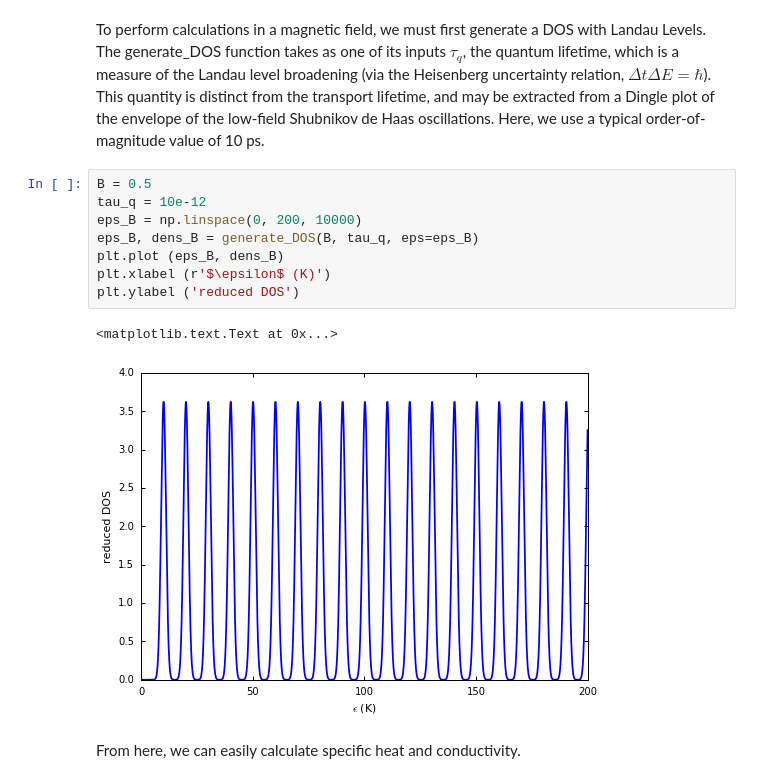
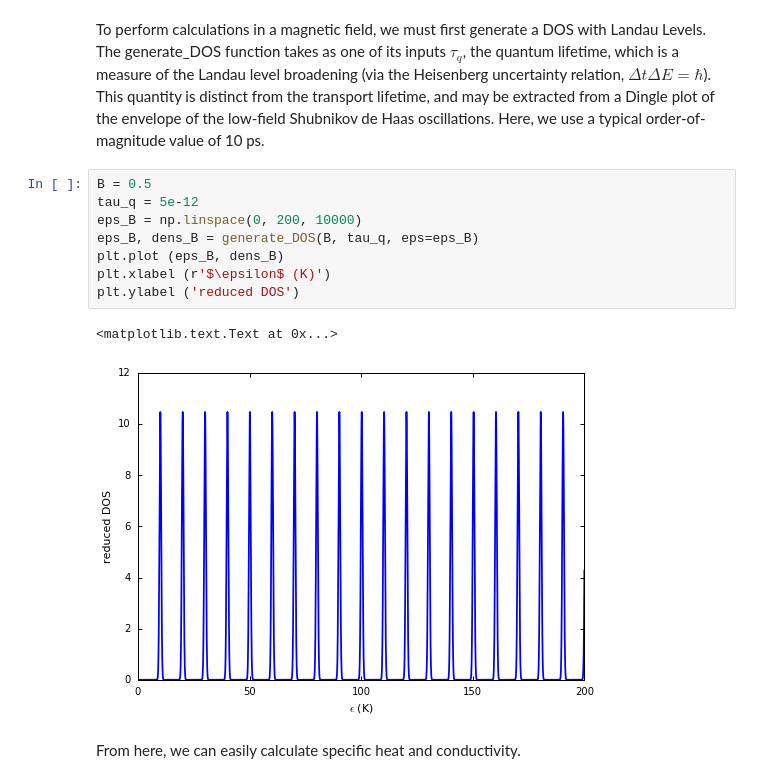
Before and after one commit to ben741/non-interacting-2DEG, a Jupyter notebook: demo.ipynb, the cells around one changed output. Cells and saved outputs as stored; diff of their text form.

```diff
--- a/demo.ipynb
+++ b/demo.ipynb
@@ -114,15 +114,15 @@ Or in units of k_b/electron, for n_e = 3e15/m^2: C/T = 0.02645
 To perform calculations in a magnetic field, we must first generate a DOS with Landau Levels. The generate_DOS function takes as one of its inputs $\tau_q$, the quantum lifetime, which is a measure of the Landau level broadening (via the Heisenberg uncertainty relation, $\Delta t \Delta E = \hbar$). This quantity is distinct from the transport lifetime, and may be extracted from a Dingle plot of the envelope of the low-field Shubnikov de Haas oscillations. Here, we use a typical order-of-magnitude value of 10 ps.
 # %%
 B = 0.5
-tau_q = 10e-12
+tau_q = 5e-12
 eps_B = np.linspace(0, 200, 10000)
 eps_B, dens_B = generate_DOS(B, tau_q, eps=eps_B)
 plt.plot (eps_B, dens_B)
 plt.xlabel (r'$\epsilon$ (K)')
 plt.ylabel ('reduced DOS')
 # %% [output]
 <matplotlib.text.Text at 0x...>
-[figure, old version]
+[figure, new version]
 # %% [markdown]
 From here, we can easily calculate specific heat and conductivity.
 # %%
```
Also changed, not shown: parts of 4 cells of this notebook, 1 other file.
